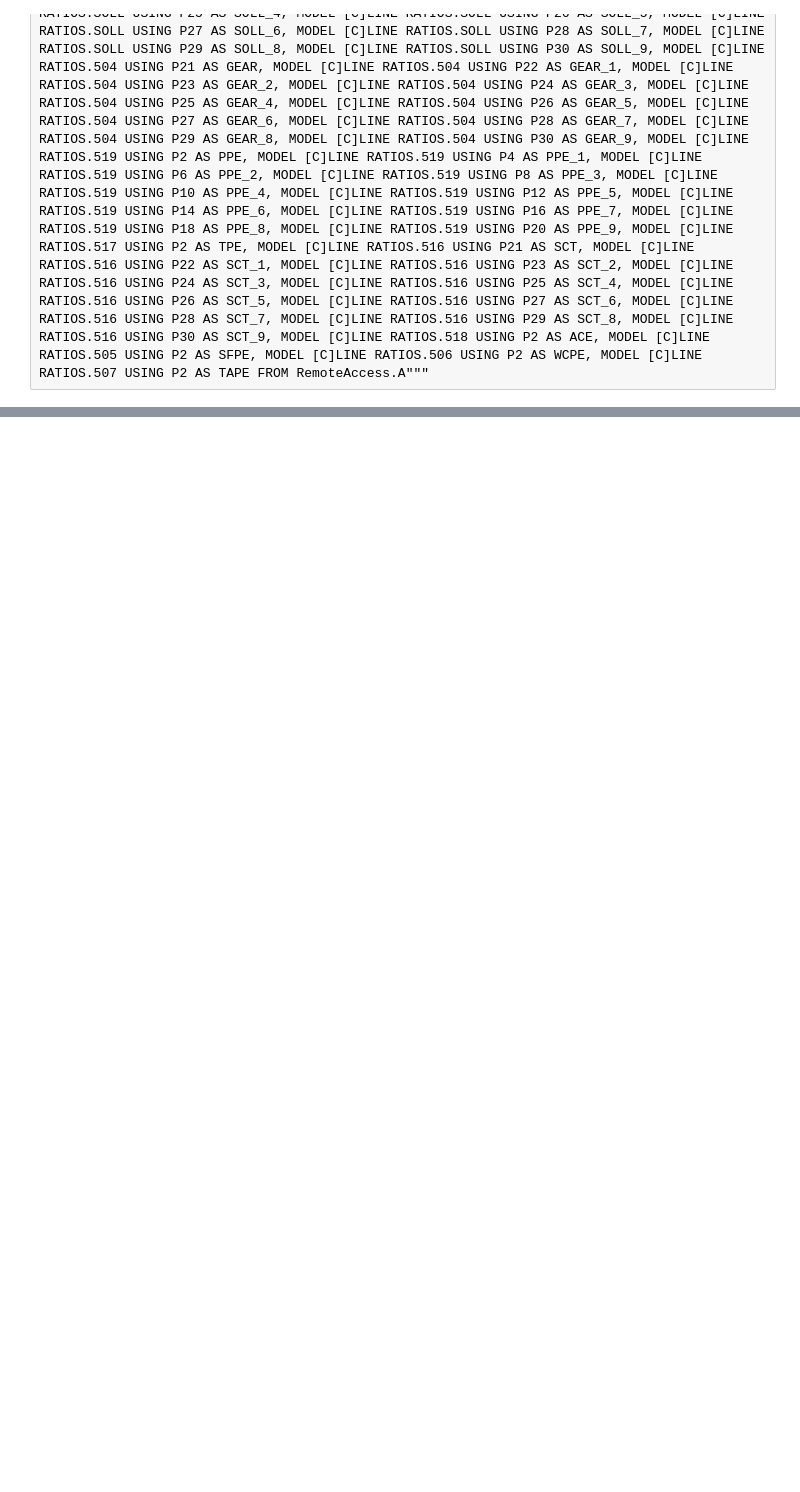
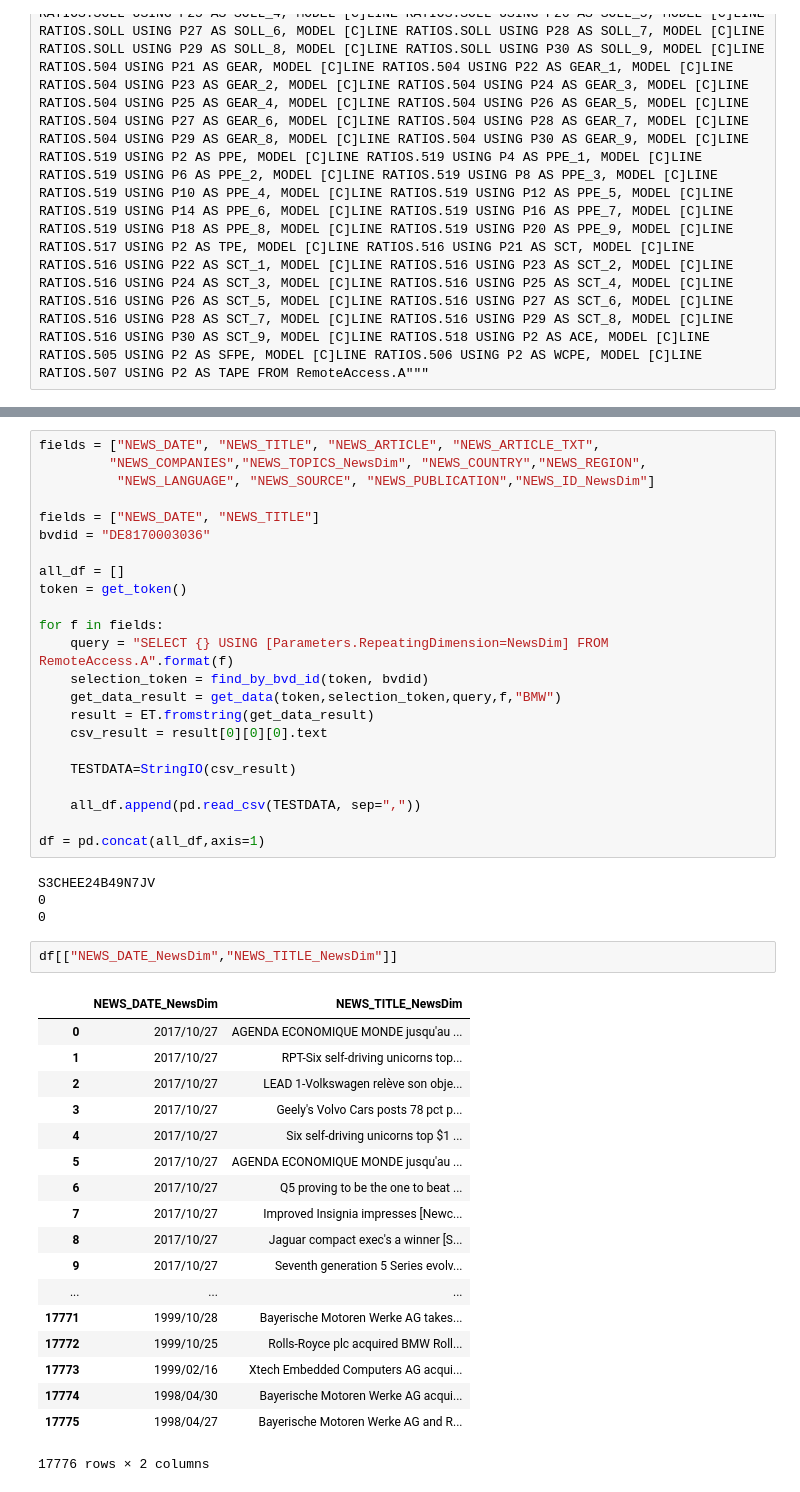
Before and after one commit to Ranga94/dax_project, a Jupyter notebook: orbis/Orbis.ipynb, the cells around one changed output, grey strips where cells are left out. Drawn from its saved outputs; the diff is of its cells as text; blank space fills up the shorter version.

```diff
--- a/orbis/Orbis.ipynb
+++ b/orbis/Orbis.ipynb
@@ -186,0 +182,48 @@ get_custom_data(q, "DEFEB13190", "financials", "Commerzbank")
+# %%
+fields = ["NEWS_DATE", "NEWS_TITLE", "NEWS_ARTICLE", "NEWS_ARTICLE_TXT",
+         "NEWS_COMPANIES","NEWS_TOPICS_NewsDim", "NEWS_COUNTRY","NEWS_REGION",
+          "NEWS_LANGUAGE", "NEWS_SOURCE", "NEWS_PUBLICATION","NEWS_ID_NewsDim"]
+
+fields = ["NEWS_DATE", "NEWS_TITLE"]
+bvdid = "DE8170003036"
+
+all_df = []
+token = get_token()
+
+for f in fields:
+    query = "SELECT {} USING [Parameters.RepeatingDimension=NewsDim] FROM RemoteAccess.A".format(f)
+    selection_token = find_by_bvd_id(token, bvdid)
+    get_data_result = get_data(token,selection_token,query,f,"BMW")
+    result = ET.fromstring(get_data_result)
+    csv_result = result[0][0][0].text
+
+    TESTDATA=StringIO(csv_result)
+
+    all_df.append(pd.read_csv(TESTDATA, sep=","))
+
+df = pd.concat(all_df,axis=1)
+# %% [output]
+S3CHEE24B49N7JV
+0
+0
+# %%
+df[["NEWS_DATE_NewsDim","NEWS_TITLE_NewsDim"]]
+# %% [output]
+|  | NEWS_DATE_NewsDim | NEWS_TITLE_NewsDim |
+| 0 | 2017/10/27 | AGENDA ECONOMIQUE MONDE jusqu'au ... |
+| 1 | 2017/10/27 | RPT-Six self-driving unicorns top... |
+| 2 | 2017/10/27 | LEAD 1-Volkswagen relève son obje... |
+| 3 | 2017/10/27 | Geely's Volvo Cars posts 78 pct p... |
+| 4 | 2017/10/27 | Six self-driving unicorns top $1 ... |
+| 5 | 2017/10/27 | AGENDA ECONOMIQUE MONDE jusqu'au ... |
+| 6 | 2017/10/27 | Q5 proving to be the one to beat ... |
+| 7 | 2017/10/27 | Improved Insignia impresses [Newc... |
+| 8 | 2017/10/27 | Jaguar compact exec's a winner [S... |
+| 9 | 2017/10/27 | Seventh generation 5 Series evolv... |
+| ... | ... | ... |
+| 17771 | 1999/10/28 | Bayerische Motoren Werke AG takes... |
+| 17772 | 1999/10/25 | Rolls-Royce plc acquired BMW Roll... |
+| 17773 | 1999/02/16 | Xtech Embedded Computers AG acqui... |
+| 17774 | 1998/04/30 | Bayerische Motoren Werke AG acqui... |
+| 17775 | 1998/04/27 | Bayerische Motoren Werke AG and R... |
+17776 rows × 2 columns
```
Also changed, not shown: parts of 3 cells of this notebook, 8 other files.
